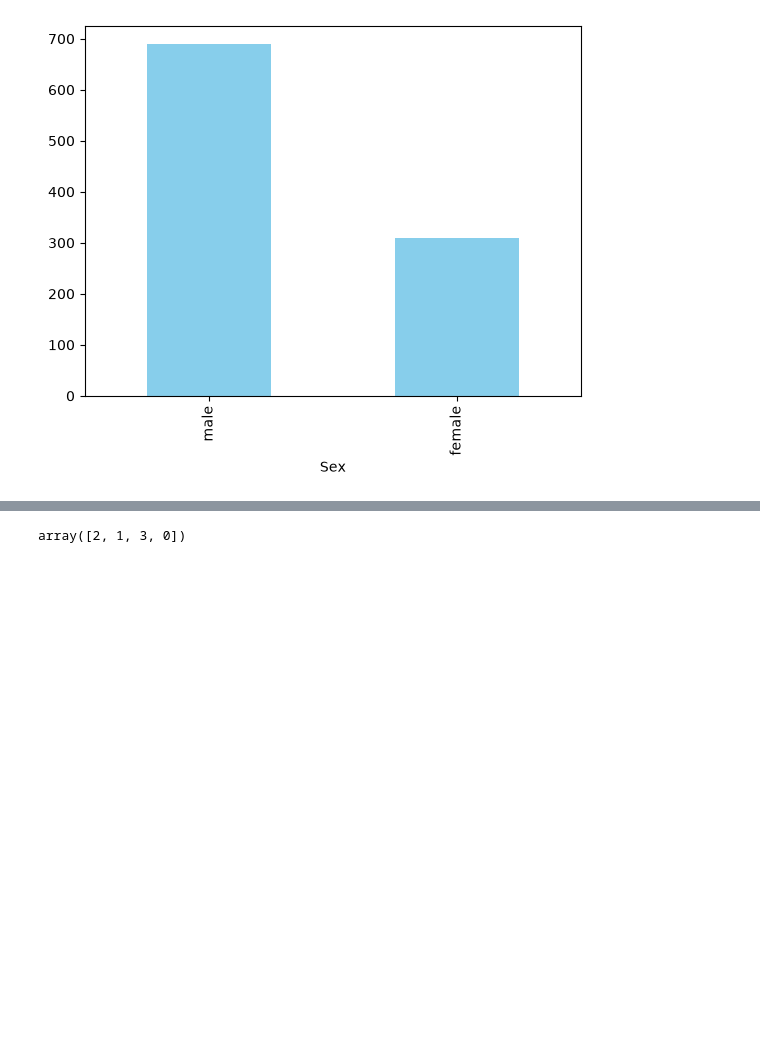
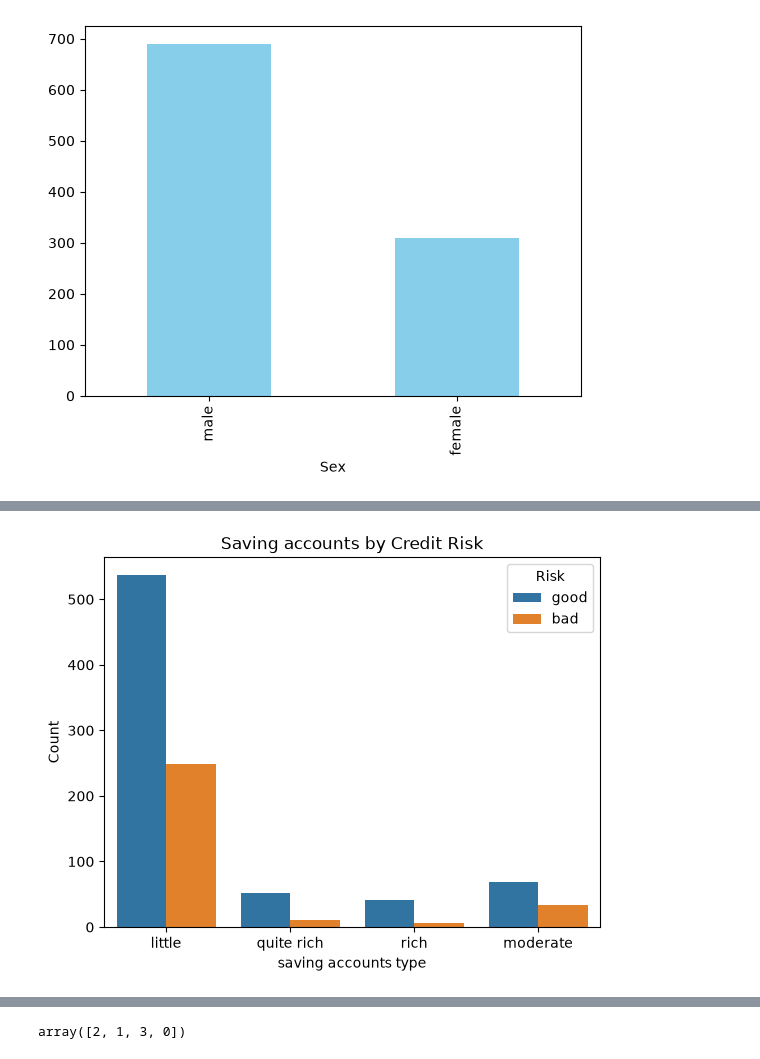
Before and after one commit to sahilkumarkesarwani/German_credit_risk, a Jupyter notebook: German Credit Risk.ipynb, the cells around one changed output, grey strips where cells are left out. Drawn from its saved outputs; the diff is of its cells as text; code cells hidden in the pictures; blank space fills up the shorter version.

```diff
--- a/German Credit Risk.ipynb
+++ b/German Credit Risk.ipynb
@@ -135,0 +136,8 @@ ValueError: The following variable cannot be assigned with wide-form data: `hue`
+# %%
+sns.countplot(data=df, x='Saving accounts', hue='Risk')
+plt.title('Saving accounts by Credit Risk')
+plt.xlabel('saving accounts type')
+plt.ylabel('Count')
+plt.show()
+# %% [output]
+[figure, added]
```
Also changed, not shown: parts of 4 cells of this notebook.
